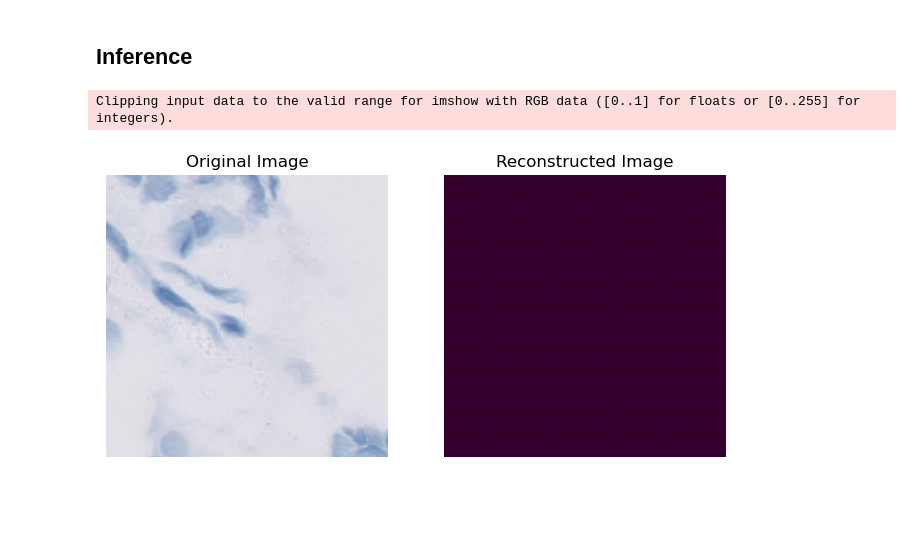
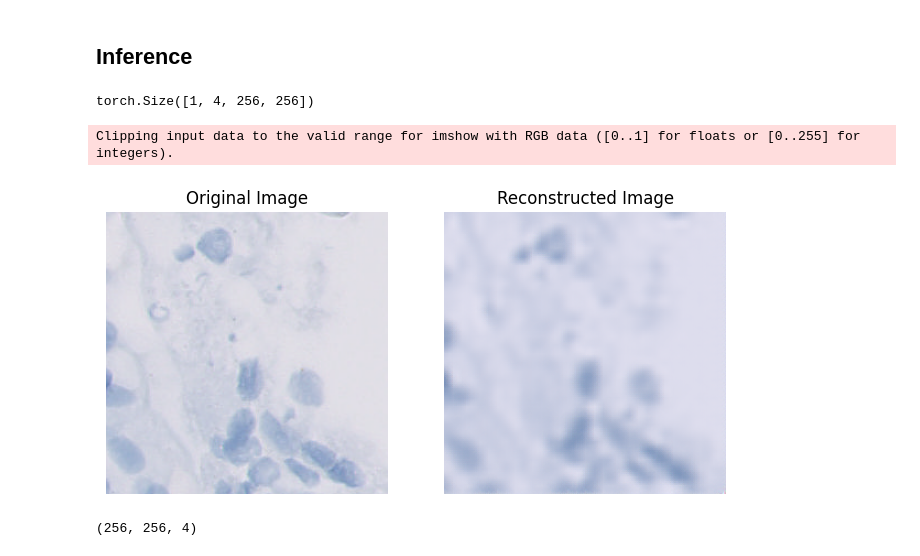
Before and after one commit to Pikurrot/MED-GIA, a Jupyter notebook: AnomalyDetection/inference.ipynb, the cells around one changed output. Cells and saved outputs as stored; diff of their text form; code cells hidden in the pictures; blank space fills up the shorter version.

Commit message:
Train model and test inference example

```diff
--- a/AnomalyDetection/inference.ipynb
+++ b/AnomalyDetection/inference.ipynb
@@ -45,0 +72,24 @@ class Autoencoder(torch.nn.Module):
+# %%
+# Instantiate the model and set to eval mode
+model = Autoencoder()
+
+# Load model.pth if exists
+try:
+	model.load_state_dict(torch.load("model.pth"))
+except FileNotFoundError:
+	print("No model.pth found")
+
+model.eval()
+
+# Define a transform to preprocess the image
+transform = transforms.Compose([
+    transforms.Resize((256, 256)),  # Resize to a fixed size for consistency
+    transforms.ToTensor()
+])
+
+# Load and preprocess the image
+image = Image.open("/media/eric/D/datasets/HelicoDataSet/CrossValidation/Annotated/B22-25_0/02816.png")  # Convert to RGB to ensure 3 channels
+input_image = transform(image).unsqueeze(0) # Add batch dimension
+print(input_image.shape)
+# %% [output]
+torch.Size([1, 4, 256, 256])
@@ -46,40 +101,27 @@ class Autoencoder(torch.nn.Module):
 # %%
-# Instantiate the model and set to eval mode
-model = Autoencoder()
-model.eval()
-
-# Define a transform to preprocess the image
-transform = transforms.Compose([
-    transforms.Resize((256, 256)),  # Resize to a fixed size for consistency
-    transforms.ToTensor()
-])
-
-# Load and preprocess the image
-image = Image.open("/Users/marino/Documents/GitHub/MED-GIA/MED-GIA/Anomaly Detection/0.png").convert("RGB")  # Convert to RGB to ensure 3 channels
-input_image = transform(image).unsqueeze(0)  # Add batch dimension
-
-# Perform a forward pass to get the reconstructed image
-with torch.no_grad():
-    reconstructed_image = model(input_image)
 
 # Convert tensors to images for visualization
 input_image_np = input_image.squeeze(0).permute(1, 2, 0).numpy()
-reconstructed_image_np = reconstructed_image.squeeze(0).permute(1, 2, 0).numpy()
+reconstructed_image_np = reconstructed_image.squeeze(0).permute(1, 2, 0).numpy()#*255
 
 # Display the original and reconstructed images
 plt.figure(figsize=(8, 4))
 
 plt.subplot(1, 2, 1)
 plt.title("Original Image")
 plt.imshow(input_image_np)
 plt.axis("off")
 
 plt.subplot(1, 2, 2)
 plt.title("Reconstructed Image")
 plt.imshow(reconstructed_image_np)
 plt.axis("off")
 
 plt.show()
 # %% [output]
 Clipping input data to the valid range for imshow with RGB data ([0..1] for floats or [0..255] for integers).
-[figure, old version]
+[figure, new version]
+# %%
+reconstructed_image_np.shape
+# %% [output]
+(256, 256, 4)
```
Also changed, not shown: parts of 2 cells of this notebook, 1 other file.
